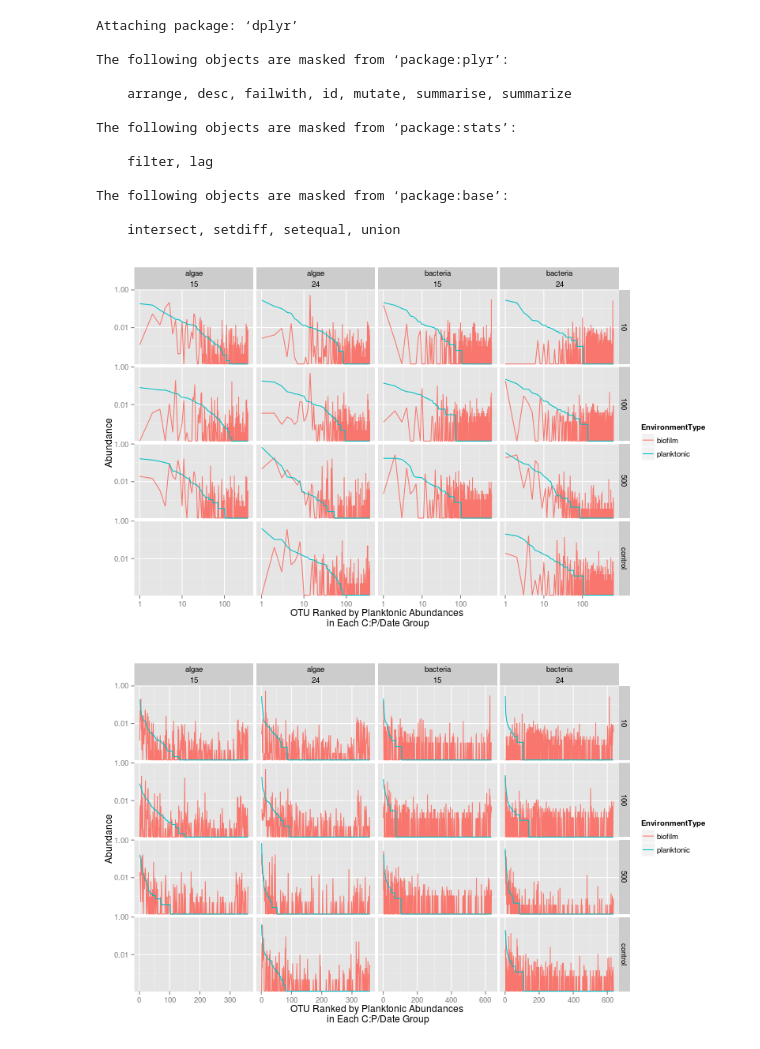
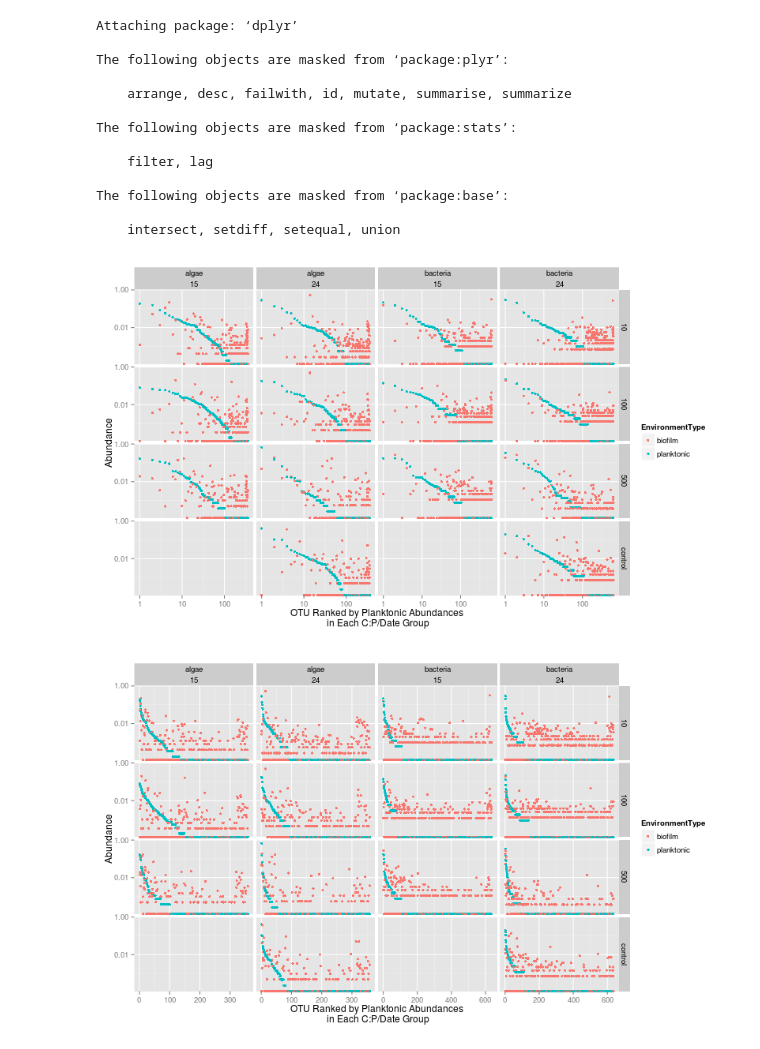
Before and after one commit to chuckpr/BvP_manuscript_figures, a Jupyter notebook: rank_abundance.ipynb, the cells around one changed output. Cells and saved outputs as stored; diff of their text form; code cells hidden in the pictures.

Commit message:
lines to points

```diff
--- a/rank_abundance.ipynb
+++ b/rank_abundance.ipynb
@@ -55,7 +55,7 @@ mdf.both = rbind.fill(mdf.bact.wRanks, mdf.euk.wRanks)
 
 p = ggplot(mdf.both, aes(x = rank, y = Abundance, color = EnvironmentType))
 
-p = p + geom_line()
+p = p + geom_point(size = 1.5)
 
 p = p + facet_grid(CarbonToPhosphorous ~ LibraryType + Date, scales = "free_x")
 
@@ -67,22 +67,22 @@ p = p + labs(x = "OTU Ranked by Planktonic Abundances\n in Each C:P/Date Group")
 
 p
 # %% [output]
-[figure, old version]
+[figure, new version]
 # %%
 %%R -w 800
 
 p = ggplot(mdf.both, aes(x = rank, y = Abundance, color = EnvironmentType))
 
-p = p + geom_line()
+p = p + geom_point(size = 1.5)
 
 p = p + facet_grid(CarbonToPhosphorous ~ LibraryType + Date, scales = "free_x")
 
 p = p + scale_y_log10()
 
 #p = p + scale_x_log10()
 
 p = p + labs(x = "OTU Ranked by Planktonic Abundances\n in Each C:P/Date Group")
 
 p
 # %% [output]
-[figure, old version]
+[figure, new version]
```
